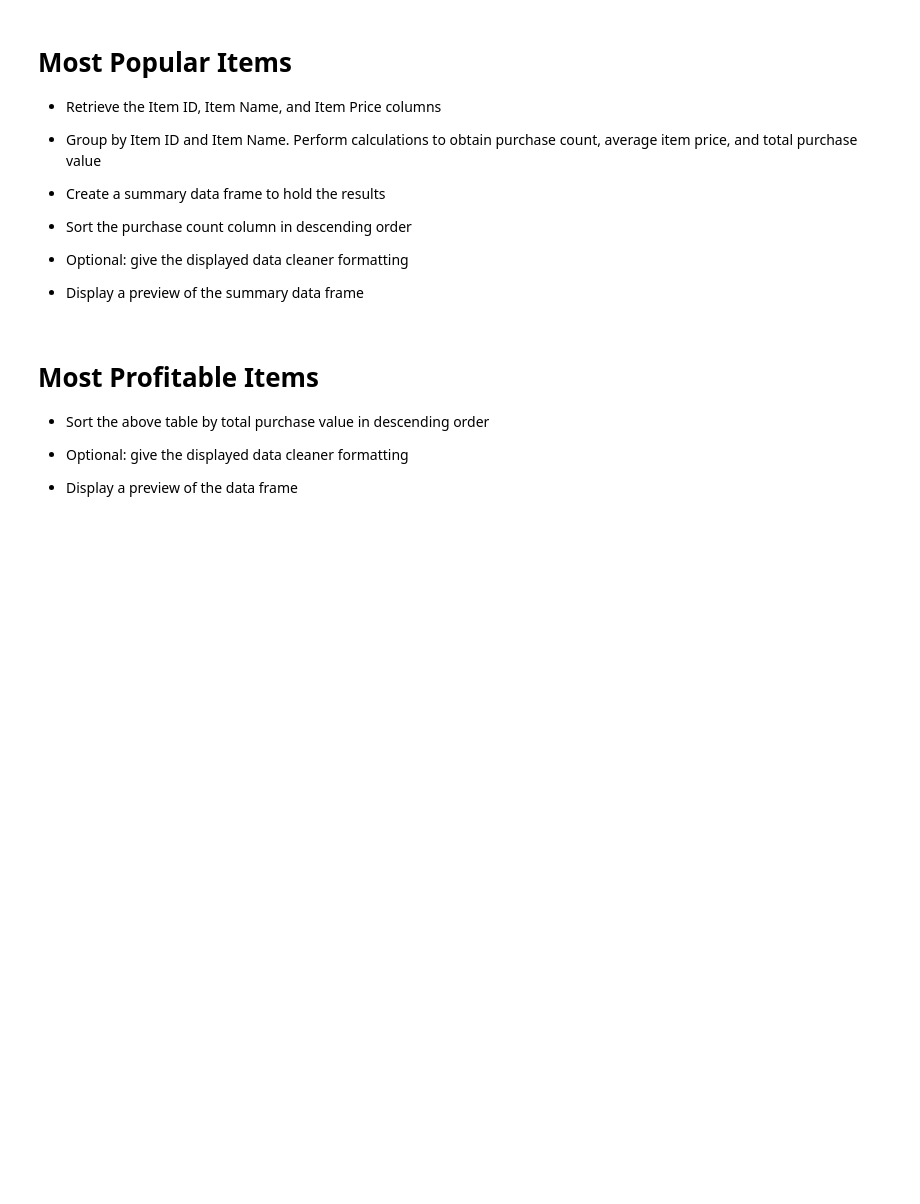
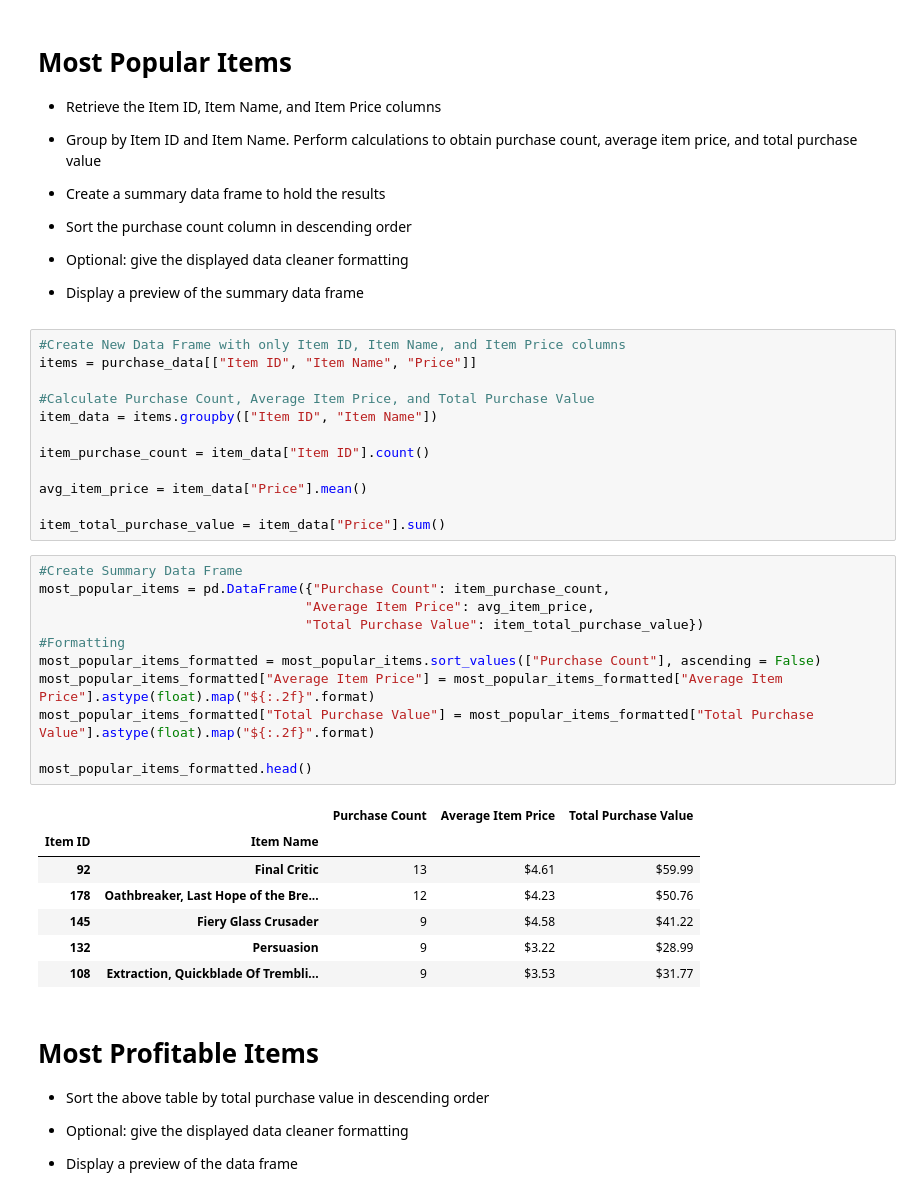
Before and after one commit to szig97/panda-challenge, a Jupyter notebook: HeroesOfPymoli/HeroesOfPymoli.ipynb, the cells around one changed output. Drawn from its saved outputs; the diff is of its cells as text; blank space fills up the shorter version.

Commit message:
adding most popular items code

```diff
--- a/HeroesOfPymoli/HeroesOfPymoli.ipynb
+++ b/HeroesOfPymoli/HeroesOfPymoli.ipynb
@@ -379,6 +376,37 @@ top_spenders_formatted.head()
 - Optional: give the displayed data cleaner formatting
 
 - Display a preview of the summary data frame
+# %%
+#Create New Data Frame with only Item ID, Item Name, and Item Price columns
+items = purchase_data[["Item ID", "Item Name", "Price"]]
+
+#Calculate Purchase Count, Average Item Price, and Total Purchase Value
+item_data = items.groupby(["Item ID", "Item Name"])
+
+item_purchase_count = item_data["Item ID"].count()
+
+avg_item_price = item_data["Price"].mean()
+
+item_total_purchase_value = item_data["Price"].sum()
+# %%
+#Create Summary Data Frame
+most_popular_items = pd.DataFrame({"Purchase Count": item_purchase_count,
+                                  "Average Item Price": avg_item_price,
+                                  "Total Purchase Value": item_total_purchase_value})
+#Formatting
+most_popular_items_formatted = most_popular_items.sort_values(["Purchase Count"], ascending = False)
+most_popular_items_formatted["Average Item Price"] = most_popular_items_formatted["Average Item Price"].astype(float).map("${:.2f}".format)
+most_popular_items_formatted["Total Purchase Value"] = most_popular_items_formatted["Total Purchase Value"].astype(float).map("${:.2f}".format)
+
+most_popular_items_formatted.head()
+# %% [output]
+|  |  | Purchase Count | Average Item Price | Total Purchase Value |
+| Item ID | Item Name |  |  |  |
+| 92 | Final Critic | 13 | $4.61 | $59.99 |
+| 178 | Oathbreaker, Last Hope of the Bre... | 12 | $4.23 | $50.76 |
+| 145 | Fiery Glass Crusader | 9 | $4.58 | $41.22 |
+| 132 | Persuasion | 9 | $3.22 | $28.99 |
+| 108 | Extraction, Quickblade Of Trembli... | 9 | $3.53 | $31.77 |
 # %% [markdown]
 # Most Profitable Items
 
```
Also changed, not shown: parts of 1 cell of this notebook.
